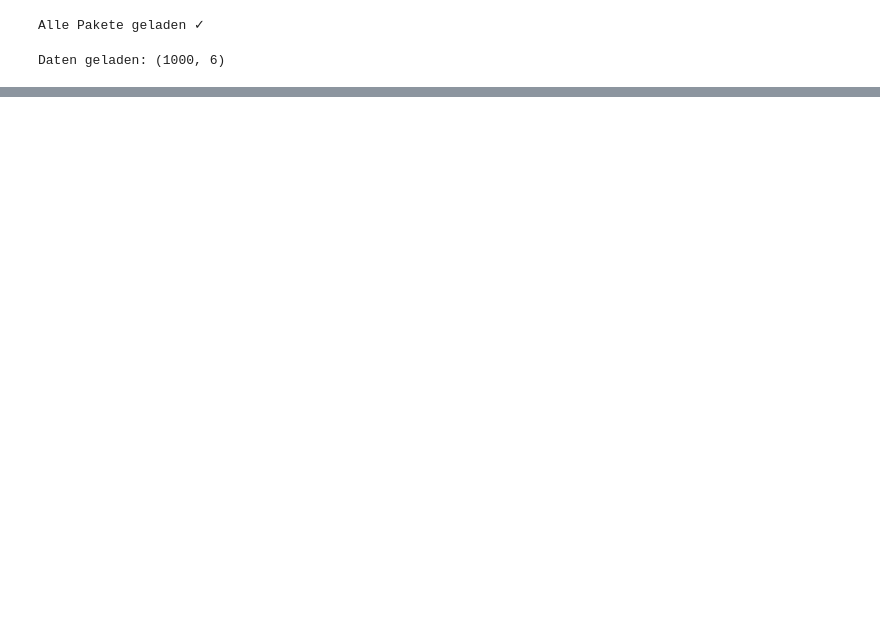
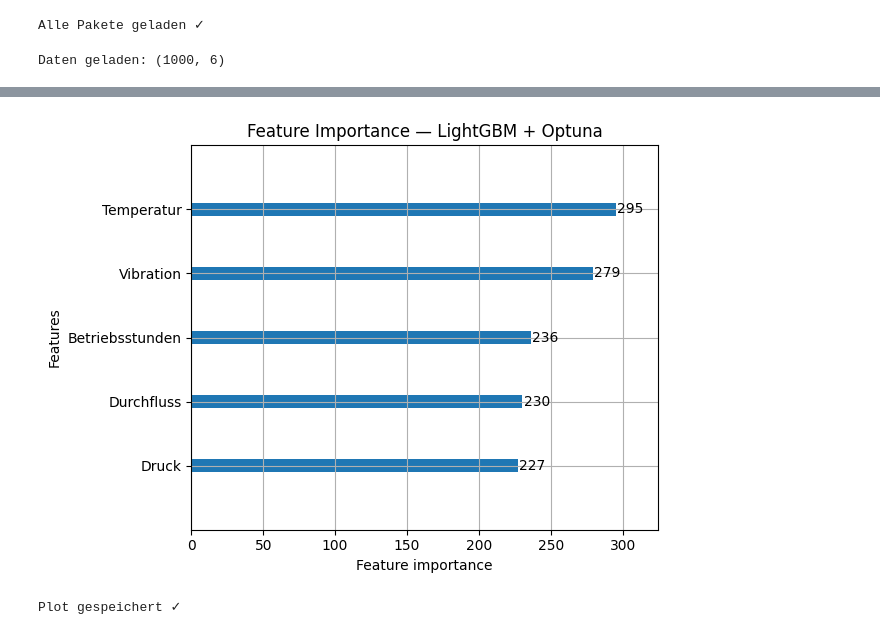
Before and after one commit to Zin47/ml-portfolio, a Jupyter notebook: 03_lightgbm.ipynb, the cells around one changed output, grey strips where cells are left out. Saved outputs shown, nothing was run; the diff lists cells and outputs as text; code cells hidden in the pictures; blank space fills up the shorter version.

```diff
--- a/03_lightgbm.ipynb
+++ b/03_lightgbm.ipynb
@@ -165,0 +174,13 @@ Verbesserung gegenüber Start: 13.3%
+# %%
+import os
+os.makedirs('figures', exist_ok=True)
+
+lgb.plot_importance(model_lgb_opt)
+plt.title("Feature Importance — LightGBM + Optuna")
+plt.tight_layout()
+plt.savefig('figures/feature_importance_lgb.png', dpi=150, bbox_inches='tight')
+plt.show()
+print("Plot gespeichert ✓")
+# %% [output]
+[figure, added]
+Plot gespeichert ✓
```
Also changed, not shown: parts of 7 cells of this notebook, 2 other files.
